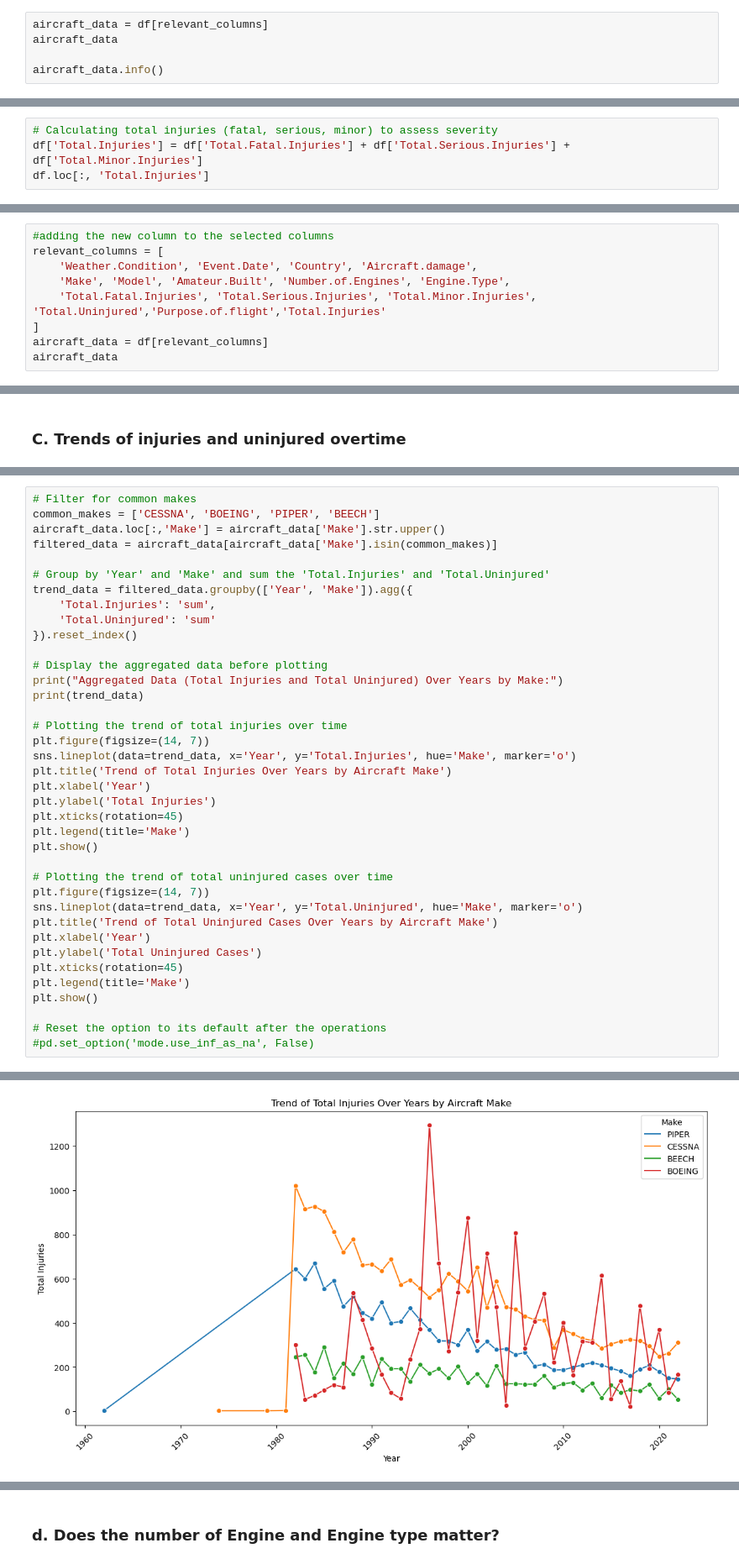
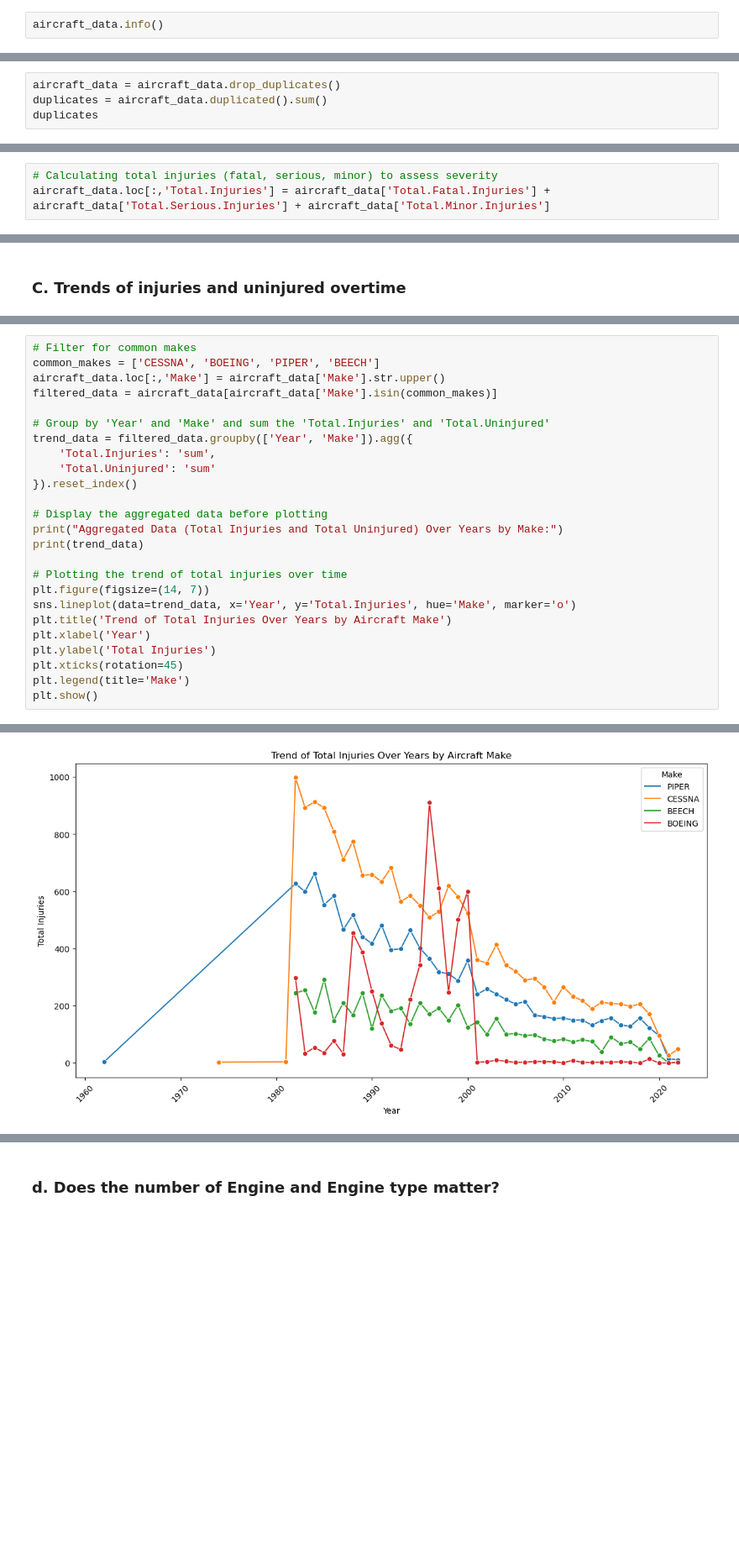
Before and after one commit to Namnyak/FINAL-PROJECT, a Jupyter notebook: FINAL_PROJECT.ipynb, the cells around one changed output, grey strips where cells are left out. Shown at 84% size. Drawn from its saved outputs; the diff is of its cells as text; blank space fills up the shorter version.

```diff
--- a/FINAL_PROJECT.ipynb
+++ b/FINAL_PROJECT.ipynb
@@ -349,9 +372,6 @@ df['Engine.Type'].fillna(country_mode, inplace=True)
 purpose_of_the_flight = df['Purpose.of.flight'].mode()[0]
 df['Purpose.of.flight'].fillna(country_mode, inplace=True)
 # %%
-aircraft_data = df[relevant_columns]
-aircraft_data
-
 aircraft_data.info()
 # %% [output]
 <class 'pandas.core.frame.DataFrame'>
@@ -415,0 +405,4 @@ Length: 88889, dtype: bool
+# %%
+aircraft_data = aircraft_data.drop_duplicates()
+duplicates = aircraft_data.duplicated().sum()
+duplicates
@@ -539,5 +487,4 @@ which of these makes recorded the highest total injuries and which had the highe
 ### Creating a new column of 'Total.Injuries
 # %%
 # Calculating total injuries (fatal, serious, minor) to assess severity
-df['Total.Injuries'] = df['Total.Fatal.Injuries'] + df['Total.Serious.Injuries'] + df['Total.Minor.Injuries']
-df.loc[:, 'Total.Injuries']
+aircraft_data.loc[:,'Total.Injuries'] = aircraft_data['Total.Fatal.Injuries'] + aircraft_data['Total.Serious.Injuries'] + aircraft_data['Total.Minor.Injuries']
@@ -557,9 +490,0 @@ Name: Total.Injuries, Length: 88889, dtype: float64
-# %%
-#adding the new column to the selected columns
-relevant_columns = [
-    'Weather.Condition', 'Event.Date', 'Country', 'Aircraft.damage',
-    'Make', 'Model', 'Amateur.Built', 'Number.of.Engines', 'Engine.Type',
-    'Total.Fatal.Injuries', 'Total.Serious.Injuries', 'Total.Minor.Injuries', 'Total.Uninjured','Purpose.of.flight','Total.Injuries'
-]
-aircraft_data = df[relevant_columns]
-aircraft_data
@@ -686,19 +587,6 @@ plt.ylabel('Total Injuries')
 plt.xticks(rotation=45)
 plt.legend(title='Make')
 plt.show()
-
-# Plotting the trend of total uninjured cases over time
-plt.figure(figsize=(14, 7))
-sns.lineplot(data=trend_data, x='Year', y='Total.Uninjured', hue='Make', marker='o')
-plt.title('Trend of Total Uninjured Cases Over Years by Aircraft Make')
-plt.xlabel('Year')
-plt.ylabel('Total Uninjured Cases')
-plt.xticks(rotation=45)
-plt.legend(title='Make')
-plt.show()
-
-# Reset the option to its default after the operations
-#pd.set_option('mode.use_inf_as_na', False)
 # %% [output]
 Aggregated Data (Total Injuries and Total Uninjured) Over Years by Make:
      Year    Make  Total.Injuries  Total.Uninjured
@@ -718 +606 @@ Aggregated Data (Total Injuries and Total Uninjured) Over Years by Make:
-[figure, old version]
+[figure, new version]
```
Also changed, not shown: parts of 39 cells of this notebook, 13 other files.
